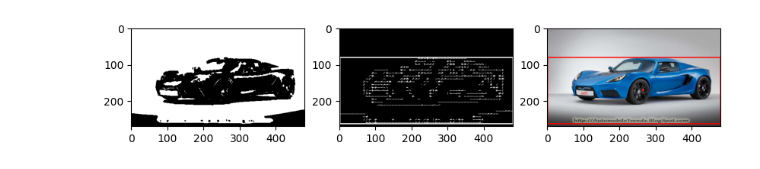
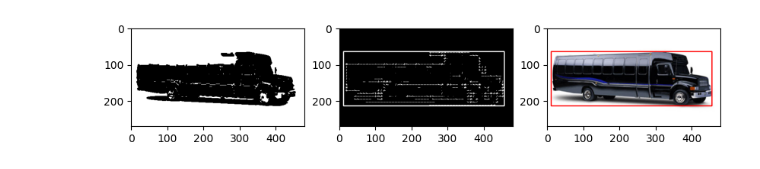
Before and after one commit to arleenchr/VehicleRecognition, a Jupyter notebook: src/conventional/learning.ipynb, the cells around one changed output. Drawn from its saved outputs; the diff is of its cells as text; code cells hidden in the pictures.

```diff
--- a/src/conventional/learning.ipynb
+++ b/src/conventional/learning.ipynb
@@ -81,33 +81,33 @@ def preprocess_image(pil_image, target_feature_size):
     if coords is not None:
         x, y, w, h = cv2.boundingRect(coords)  # Get bounding box
         top_left = (x, y)
         bottom_right = (x + w, y + h)
     else:
         top_left = (0, 0)
         bottom_right = (IMAGE_WIDTH, IMAGE_HEIGHT)  # Default to full image if no features
 
     cv2.rectangle(binary_mask, top_left, bottom_right, 1, 2)
 
     bounded_img = img_resized.copy()
     cv2.rectangle(bounded_img, top_left, bottom_right, (255,0,0), 2)
 
-    plt.figure(figsize=(10, 5))
+    plt.figure(figsize=(10, 8))
     # Only to show
     plt.subplot(1, 3, 1)
     plt.imshow(thresholded_img, cmap="gray")
     plt.subplot(1, 3, 2)
     plt.imshow(binary_mask, cmap="gray")
     plt.subplot(1, 3, 3)
     plt.imshow(bounded_img)
 
     # Adjust the features to match the target size
     if len(hog_features) > target_feature_size:
         hog_features = hog_features[:target_feature_size]  # Trim excess features
     else:
         hog_features = np.pad(hog_features, (0, target_feature_size - len(hog_features)), mode='constant')  # Pad with zeros
 
     return hog_features, bounded_img
 
-feat, bounded_img = preprocess_image(get_image("car", 45), 1000)
+feat, bounded_img = preprocess_image(get_image("bus", 76), 1000)
 # %% [output]
-[figure, old version]
+[figure, new version]
```
Also changed, not shown: 10 other files.
